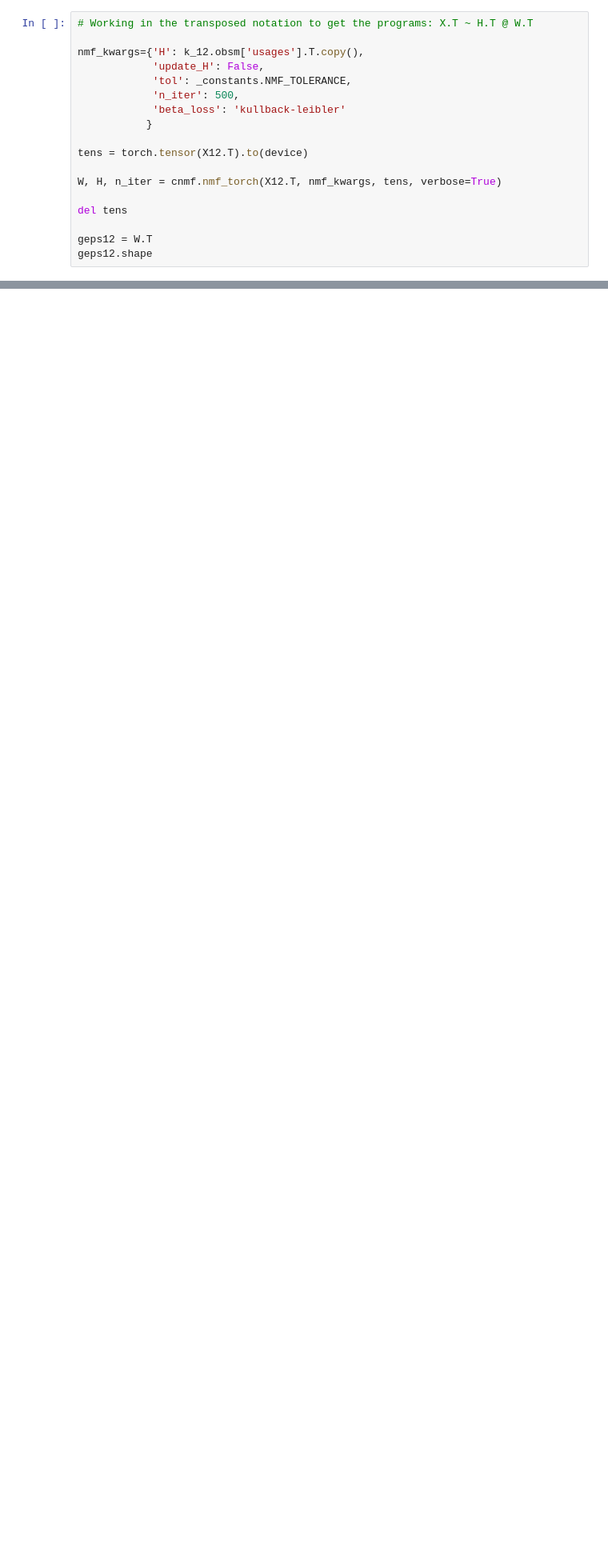
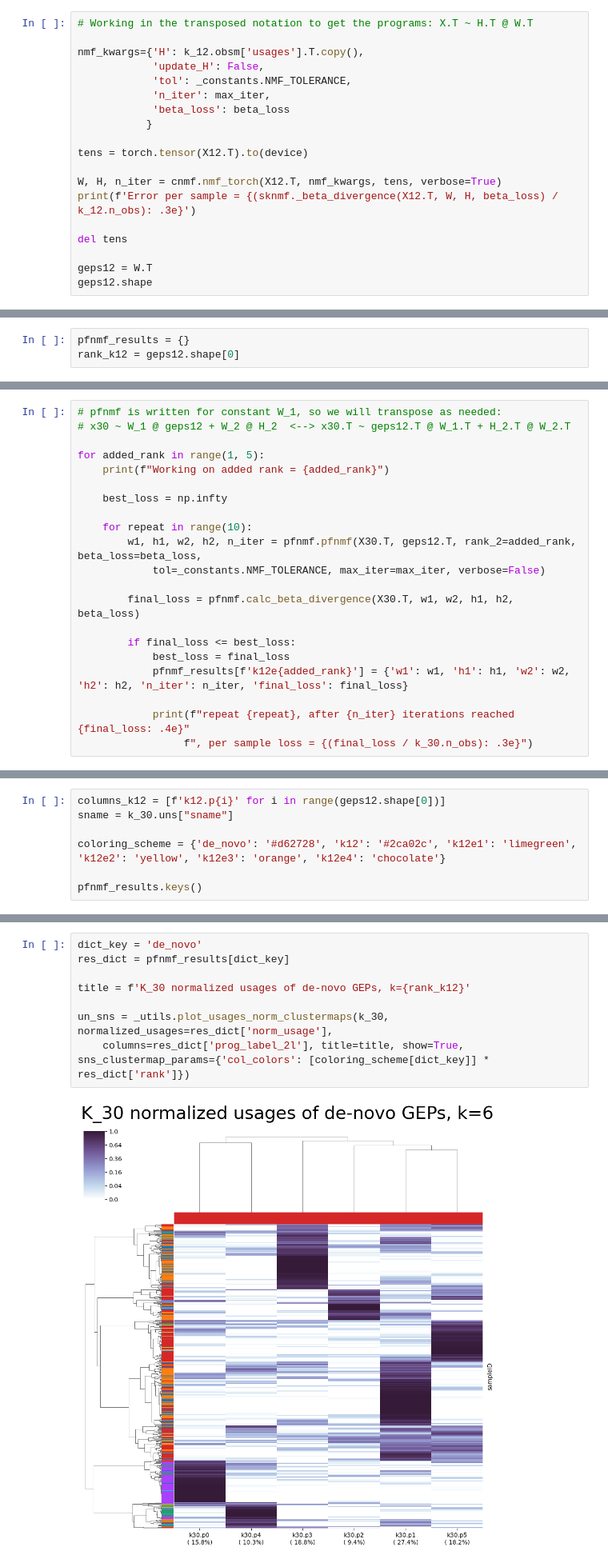
Before and after one commit to nitzanlab/gep-dynamics, a Jupyter notebook: notebooks/playground.ipynb, the cells around one changed output, grey strips where cells are left out. Shown at 80% size. Cells and saved outputs as stored; diff of their text form; blank space fills up the shorter version.

Commit message:
correlating usages of pfnmf results

```diff
--- a/notebooks/playground.ipynb
+++ b/notebooks/playground.ipynb
@@ -124,13 +135,14 @@ array([[1.8623625 , 0.06579945, 0.        , 0.        ],
 nmf_kwargs={'H': k_12.obsm['usages'].T.copy(),
             'update_H': False,
             'tol': _constants.NMF_TOLERANCE,
-            'n_iter': 500,
-            'beta_loss': 'kullback-leibler'
+            'n_iter': max_iter,
+            'beta_loss': beta_loss
            }
 
 tens = torch.tensor(X12.T).to(device)
 
 W, H, n_iter = cnmf.nmf_torch(X12.T, nmf_kwargs, tens, verbose=True)
+print(f'Error per sample = {(sknmf._beta_divergence(X12.T, W, H, beta_loss) / k_12.n_obs): .3e}')
 
 del tens
 
@@ -161 +157,4 @@ beta 1 loss = 408783.4375, # iterations was 50
+# %%
+pfnmf_results = {}
+rank_k12 = geps12.shape[0]
 # %%
@@ -177,0 +208,21 @@ beta 1 loss = 318910.9375, # iterations was 200
+# %%
+# pfnmf is written for constant W_1, so we will transpose as needed:
+# x30 ~ W_1 @ geps12 + W_2 @ H_2  <--> x30.T ~ geps12.T @ W_1.T + H_2.T @ W_2.T
+
+for added_rank in range(1, 5):
+    print(f"Working on added rank = {added_rank}")
+
+    best_loss = np.infty
+
+    for repeat in range(10):
+        w1, h1, w2, h2, n_iter = pfnmf.pfnmf(X30.T, geps12.T, rank_2=added_rank, beta_loss=beta_loss,
+            tol=_constants.NMF_TOLERANCE, max_iter=max_iter, verbose=False)
+
+        final_loss = pfnmf.calc_beta_divergence(X30.T, w1, w2, h1, h2, beta_loss)
+
+        if final_loss <= best_loss:
+            best_loss = final_loss
+            pfnmf_results[f'k12e{added_rank}'] = {'w1': w1, 'h1': h1, 'w2': w2, 'h2': h2, 'n_iter': n_iter, 'final_loss': final_loss}
+
+            print(f"repeat {repeat}, after {n_iter} iterations reached {final_loss: .4e}"
+                 f", per sample loss = {(final_loss / k_30.n_obs): .3e}")
@@ -177,0 +244,7 @@ beta 1 loss = 318910.9375, # iterations was 200
+# %%
+columns_k12 = [f'k12.p{i}' for i in range(geps12.shape[0])]
+sname = k_30.uns["sname"]
+
+coloring_scheme = {'de_novo': '#d62728', 'k12': '#2ca02c', 'k12e1': 'limegreen', 'k12e2': 'yellow', 'k12e3': 'orange', 'k12e4': 'chocolate'}
+
+pfnmf_results.keys()
@@ -177,0 +287,10 @@ beta 1 loss = 318910.9375, # iterations was 200
+# %%
+dict_key = 'de_novo'
+res_dict = pfnmf_results[dict_key]
+
+title = f'K_30 normalized usages of de-novo GEPs, k={rank_k12}'
+
+un_sns = _utils.plot_usages_norm_clustermaps(k_30, normalized_usages=res_dict['norm_usage'],
+    columns=res_dict['prog_label_2l'], title=title, show=True, sns_clustermap_params={'col_colors': [coloring_scheme[dict_key]] * res_dict['rank']})
+# %% [output]
+[figure, added]
```
Also changed, not shown: parts of 30 cells of this notebook, 3 other files.
